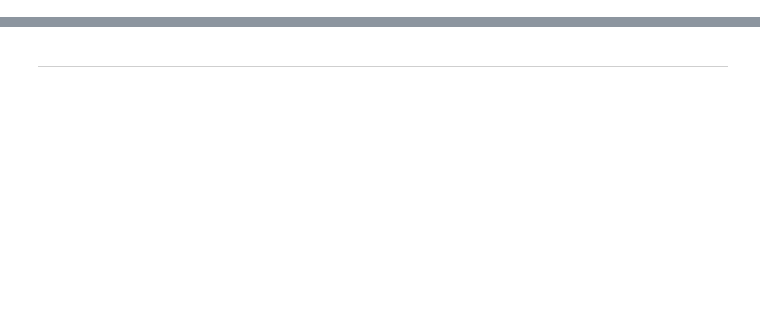
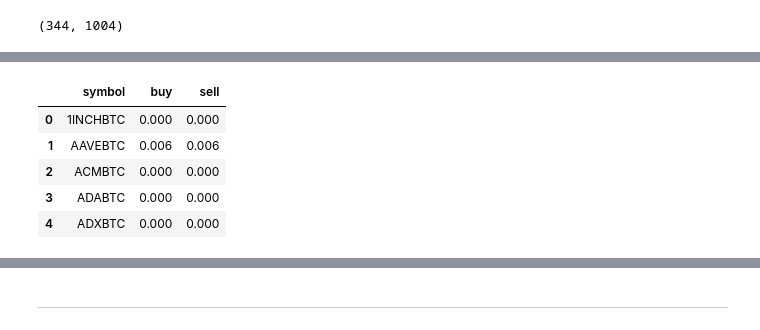
Before and after one commit to RicardoHS/binance-argitrager, a Jupyter notebook: prototype/notebooks/02-arbitrage_matrix.ipynb, the cells around one changed output, grey strips where cells are left out. Saved outputs shown, nothing was run; the diff lists cells and outputs as text; code cells hidden in the pictures; blank space fills up the shorter version.

```diff
--- a/prototype/notebooks/02-arbitrage_matrix.ipynb
+++ b/prototype/notebooks/02-arbitrage_matrix.ipynb
@@ -12,2 +16,20 @@ import numpy as np
 # %%
 pd.set_option('display.float_format', lambda x: '%.3f' % x)
+# %%
+def get_symbol_prices(symbol):
+    binance_uri = binance_url + binance_endpoints['order_book'][1] + f'?symbol={symbol}&limit=5'
+
+    web_url = urllib.request.urlopen(binance_uri)
+    data = web_url.read()
+    encoding = web_url.info().get_content_charset('utf-8')
+    JSON_object = json.loads(data.decode(encoding))
+
+    prices = [float(price) for price, quantity in JSON_object['bids']]
+    weights = [float(quantity) for price, quantity in JSON_object['bids']]
+    buy = np.average(prices, weights=weights)
+
+    prices = [float(price) for price, quantity in JSON_object['asks']]
+    weights = [float(quantity) for price, quantity in JSON_object['asks']]
+    sell = np.average(prices, weights=weights)
+
+    return buy, sell
@@ -49,0 +137,20 @@ symbols = df_symbols['baseAsset'].unique()
+# %%
+assets = sorted(list(set(df_symbols['baseAsset'].unique()).union(set(df_symbols['quoteAsset'].unique()))))
+symbols = sorted(list(df_symbols['symbol'].unique()))
+len(assets), len(symbols)
+# %% [output]
+(344, 1004)
+# %%
+%%time
+
+initial_currency = 'BTC'
+selected_symbols = [s for s in symbols if initial_currency in s]
+
+prices = []
+for sym in selected_symbols:
+    b_s_price = get_symbol_prices(sym)
+    prices.append((sym, *b_s_price))
+
+df_prices = pd.DataFrame(prices, columns=['symbol', 'buy', 'sell'])
+df_prices.head()
+# %% [output]
@@ -49,0 +159,6 @@ symbols = df_symbols['baseAsset'].unique()
+|  | symbol | buy | sell |
+| 0 | 1INCHBTC | 0.000 | 0.000 |
+| 1 | AAVEBTC | 0.006 | 0.006 |
+| 2 | ACMBTC | 0.000 | 0.000 |
+| 3 | ADABTC | 0.000 | 0.000 |
+| 4 | ADXBTC | 0.000 | 0.000 |
```
Also changed, not shown: parts of 44 cells of this notebook, 5 other files.
